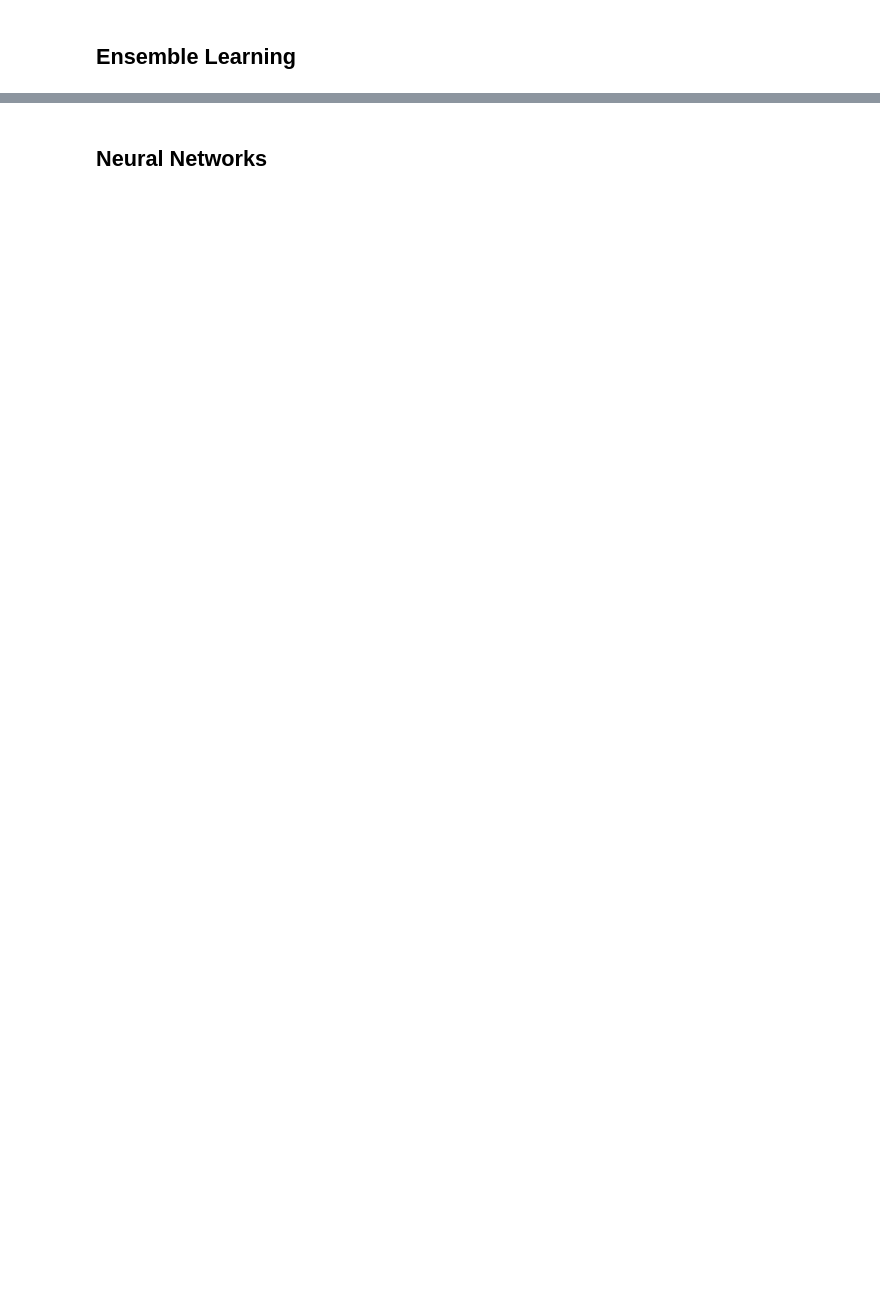
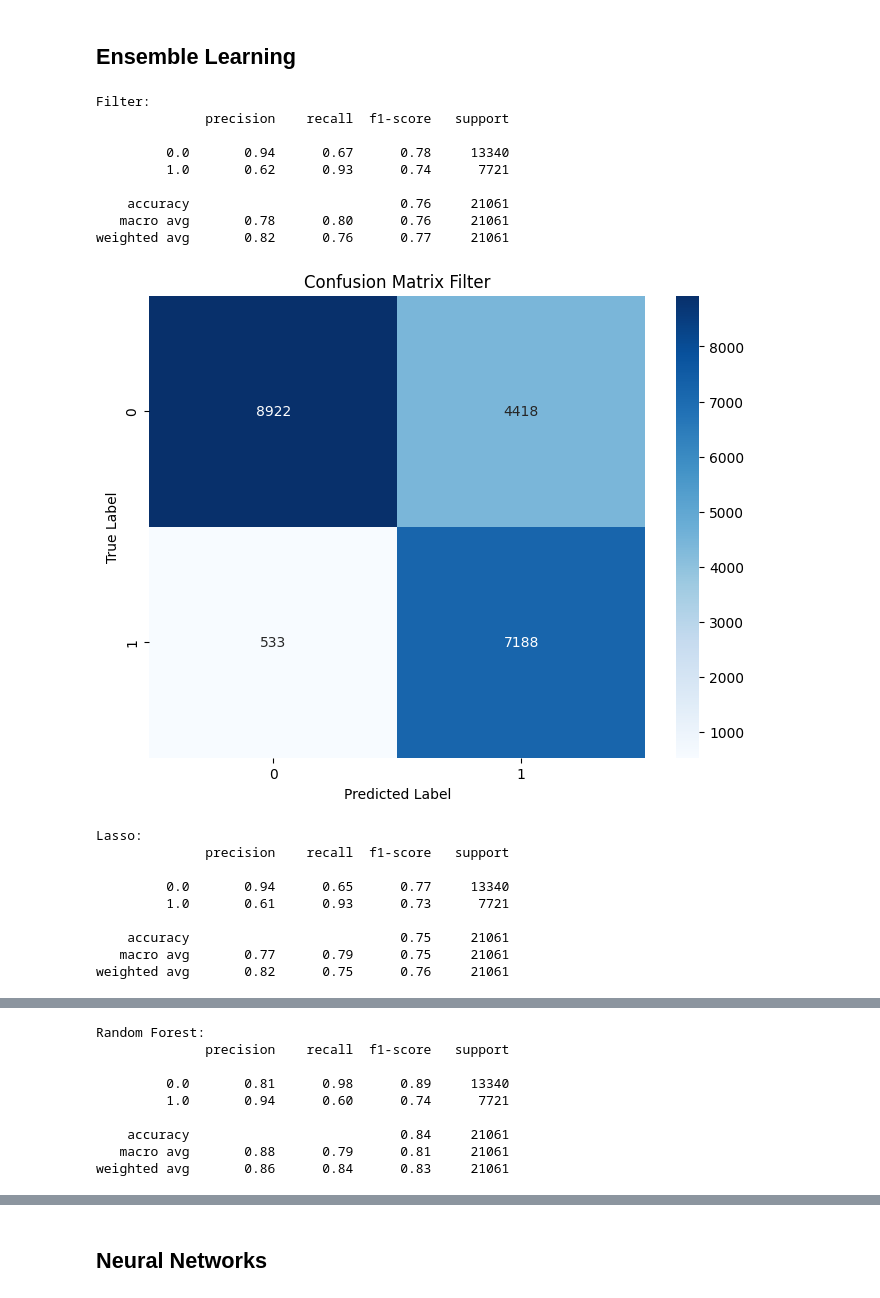
Before and after one commit to nandohos/mindd, a Jupyter notebook: TP1/TP1.ipynb, the cells around one changed output, grey strips where cells are left out. Cells and saved outputs as stored; diff of their text form; code cells hidden in the pictures; blank space fills up the shorter version.

```diff
--- a/TP1/TP1.ipynb
+++ b/TP1/TP1.ipynb
@@ -1003,6 +1100,8 @@ estimators_random_forest.append(('Naive Bayes', gaussianNB))
 ensemble_filter = VotingClassifier(estimators_filter, voting='soft')
 ensemble_lasso = VotingClassifier(estimators_lasso, voting='soft')
 ensemble_random_forest = VotingClassifier(estimators_random_forest, voting='soft')
+
+ensemble_models = [('Filter', ensemble_filter), ('Lasso', ensemble_lasso), ('Random Forest', ensemble_random_forest)]
 # %% [markdown]
 ## Neural Networks
 # %%
@@ -1332,2 +1436,52 @@ weighted avg       0.84      0.84      0.84     21061
 # %% [markdown]
 ## Ensemble Learning
+# %%
+for name, model in ensemble_models:
+    if name == 'Filter':
+        X_train = X_train_filter
+        y_train = y_train_filter
+        X_test = X_test_filter
+        y_test = y_test_filter
+    elif name == 'Lasso':
+        X_train = X_train_lasso
+        y_train = y_train_lasso
+        X_test = X_test_lasso
+        y_test = y_test_lasso
+    else:
+        X_train = X_train_random_forest
+        y_train = y_train_random_forest
+        X_test = X_test_random_forest
+        y_test = y_test_random_forest
+
+    model.fit(X_train, y_train)
+    y_pred = model.predict(X_test)
+    print(f"\n{name}:")
+    print(classification_report(y_test, y_pred))
+    # Print confusion matrix
+    cm = confusion_matrix(y_test, y_pred)
+    plt.figure(figsize=(8, 6))
+    sns.heatmap(cm, annot=True, fmt='d', cmap='Blues')
+    plt.title(f'Confusion Matrix {name}')
+    plt.ylabel('True Label')
+    plt.xlabel('Predicted Label')
+    plt.show()
+# %% [output]
+Filter:
+              precision    recall  f1-score   support
+
+         0.0       0.94      0.67      0.78     13340
+         1.0       0.62      0.93      0.74      7721
+
+    accuracy                           0.76     21061
+   macro avg       0.78      0.80      0.76     21061
+weighted avg       0.82      0.76      0.77     21061
+[figure, added]
+Lasso:
+              precision    recall  f1-score   support
+
+         0.0       0.94      0.65      0.77     13340
+         1.0       0.61      0.93      0.73      7721
+
+    accuracy                           0.75     21061
+   macro avg       0.77      0.79      0.75     21061
+weighted avg       0.82      0.75      0.76     21061
@@ -1333,0 +1489,9 @@ weighted avg       0.84      0.84      0.84     21061
+Random Forest:
+              precision    recall  f1-score   support
+
+         0.0       0.81      0.98      0.89     13340
+         1.0       0.94      0.60      0.74      7721
+
+    accuracy                           0.84     21061
+   macro avg       0.88      0.79      0.81     21061
+weighted avg       0.86      0.84      0.83     21061
```
Also changed, not shown: parts of 42 cells of this notebook.
